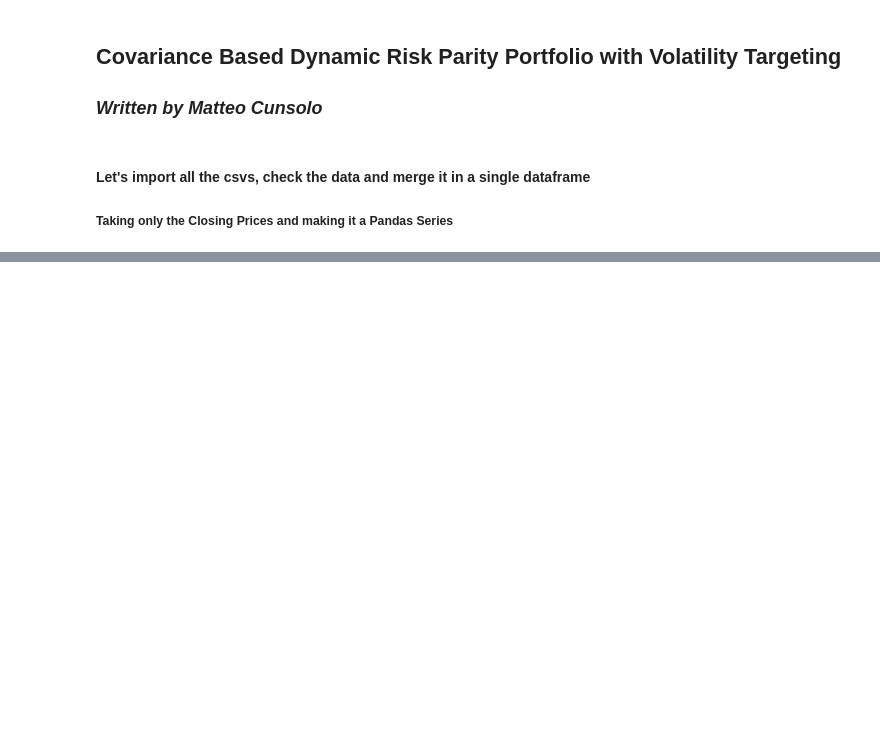
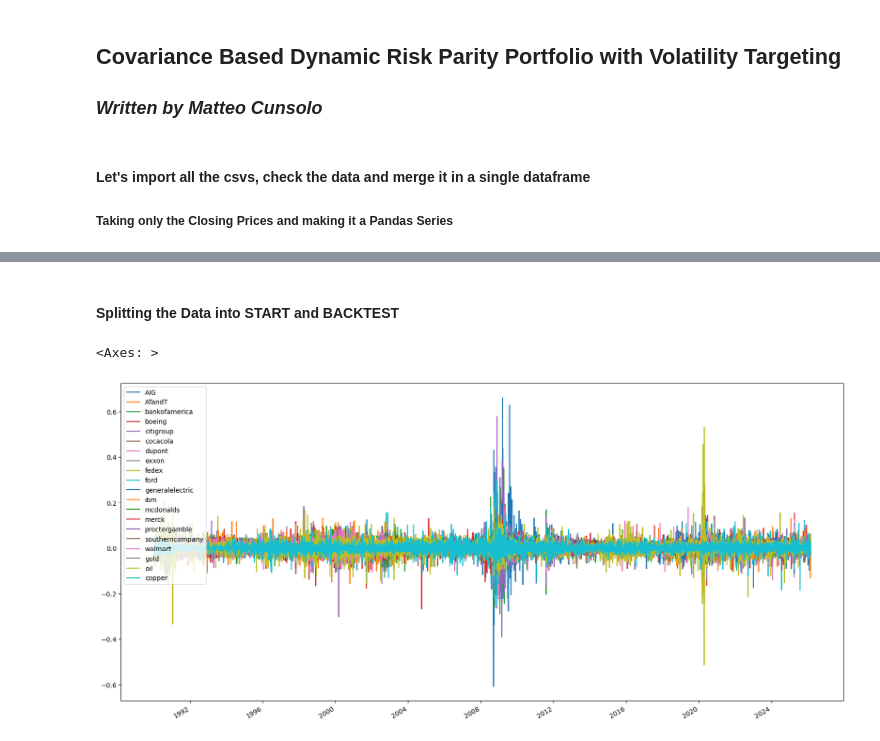
Before and after one commit to MatCuns/Covariance-Based-Dynamic-Risk-Parity-Portfolio-with-Volatility-Targeting, a Jupyter notebook: Dynamic_Risk_Parity_and_Volatility_Targeting.ipynb, the cells around one changed output, grey strips where cells are left out. Drawn from its saved outputs; the diff is of its cells as text; code cells hidden in the pictures; blank space fills up the shorter version.

```diff
--- a/Dynamic_Risk_Parity_and_Volatility_Targeting.ipynb
+++ b/Dynamic_Risk_Parity_and_Volatility_Targeting.ipynb
@@ -89,0 +98,4 @@ prices
+# %%
+returns=prices.pct_change()
+returns=returns.dropna()
+returns
@@ -89,0 +116,8 @@ prices
+# %% [markdown]
+#### Splitting the Data into START and BACKTEST
+# %%
+#overal return plots
+returns.plot(figsize=(20,10))
+# %% [output]
+<Axes: >
+[figure, added]
```
Also changed, not shown: parts of 25 cells of this notebook.
